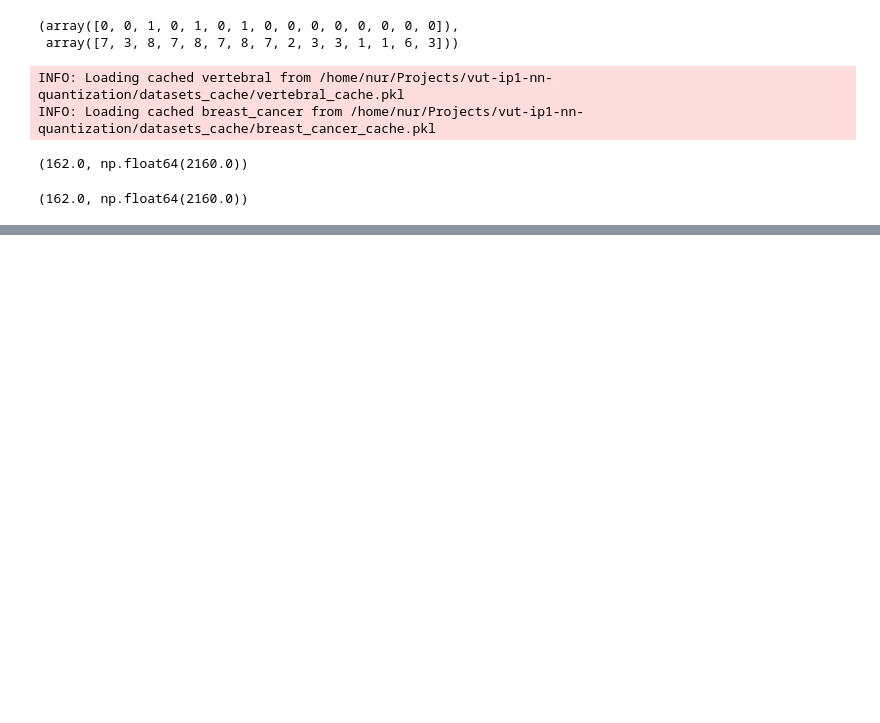
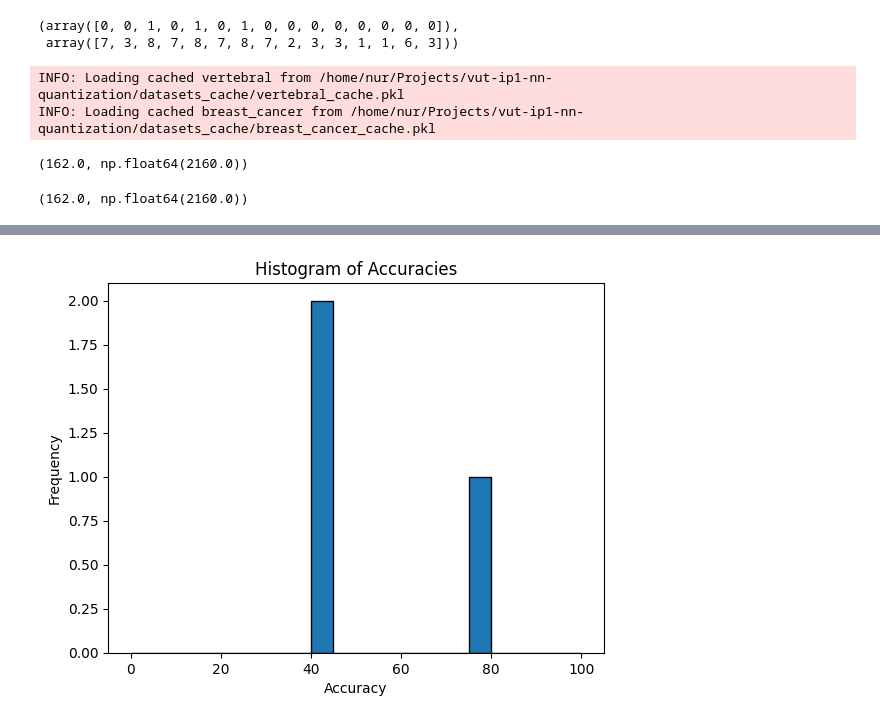
Before and after one commit to DiceNameIsMy/neural-networks-compression, a Jupyter notebook: src/notebooks/nas.ipynb, the cells around one changed output, grey strips where cells are left out. Saved outputs shown, nothing was run; the diff lists cells and outputs as text; code cells hidden in the pictures; blank space fills up the shorter version.

```diff
--- a/src/notebooks/nas.ipynb
+++ b/src/notebooks/nas.ipynb
@@ -196,0 +141,18 @@ plot.plot_pareto_front(df["Accuracy"], df["Complexity"])
+# %%
+from src.datasets.mnist_dataset import MiniMNISTDataset
+from src.nas.cnn_nas_problem import CnnNasProblem
+
+
+CnnDatasetClass = MiniMNISTDataset
+cnn_nas_params = NasParams(
+    epochs=1,
+    patience=5,
+    amount_of_evaluations=1,
+    population_size=20,
+    population_offspring_count=8,
+    algorithm_generations=1,
+    population_store_file=CnnDatasetClass.__name__ + "_population.csv",
+)
+cnn_problem = CnnNasProblem(cnn_nas_params, CnnDatasetClass)
+
+cnn_problem.get_min_complexity(), cnn_problem.get_max_complexity()
@@ -196,0 +242,16 @@ plot.plot_pareto_front(df["Accuracy"], df["Complexity"])
+# %%
+from pymoo.optimize import minimize
+
+from src.constants import SEED
+
+
+algorithm = cnn_nas_params.get_algorithm()
+termination = cnn_nas_params.get_termination()
+
+res = minimize(cnn_problem, algorithm, verbose=True, seed=SEED, termination=termination)
+
+if cnn_nas_params.population_store_file is not None:
+    cnn_nas_params.store_population(res, cnn_nas_params.population_store_file)
+
+print(f"Solutions: {res.X}")
+print(f"Objectives: {res.F}")
@@ -196,0 +270,3 @@ plot.plot_pareto_front(df["Accuracy"], df["Complexity"])
+# %%
+df = cnn_problem.result_as_df(res)
+df
@@ -196,0 +298,4 @@ plot.plot_pareto_front(df["Accuracy"], df["Complexity"])
+# %%
+fig = hist_accuracies(df["Accuracy"])
+# %% [output]
+[figure, added]
```
Also changed, not shown: parts of 18 cells of this notebook, 12 other files.
